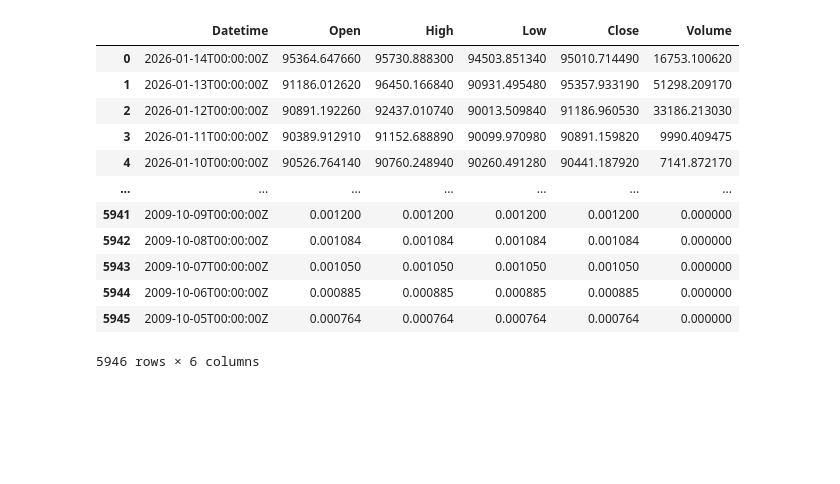
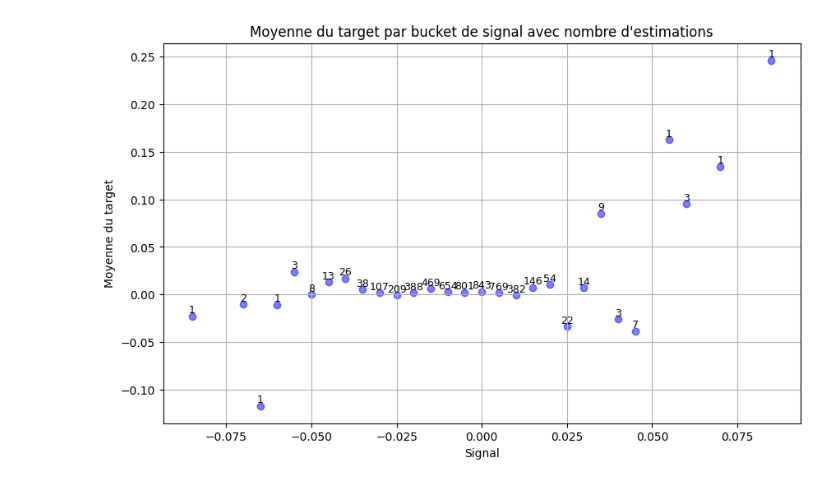
Before and after one commit to EliottAppo/Tyche, a Jupyter notebook: research/notebooks/test_justin.ipynb, the cells around one changed output. Saved outputs shown, nothing was run; the diff lists cells and outputs as text; code cells hidden in the pictures; blank space fills up the shorter version.

```diff
--- a/research/notebooks/test_justin.ipynb
+++ b/research/notebooks/test_justin.ipynb
@@ -5,16 +5,33 @@ test = pd.read_csv('../../data/bronze/spot_ohlcv_1d__cryptoquant_agg__BTCUSD.csv
-# %%
-test
-# %% [output]
-|  | Datetime | Open | High | Low | Close | Volume |
-| 0 | 2026-01-14T00:00:00Z | 95364.647660 | 95730.888300 | 94503.851340 | 95010.714490 | 16753.100620 |
-| 1 | 2026-01-13T00:00:00Z | 91186.012620 | 96450.166840 | 90931.495480 | 95357.933190 | 51298.209170 |
-| 2 | 2026-01-12T00:00:00Z | 90891.192260 | 92437.010740 | 90013.509840 | 91186.960530 | 33186.213030 |
-| 3 | 2026-01-11T00:00:00Z | 90389.912910 | 91152.688890 | 90099.970980 | 90891.159820 | 9990.409475 |
-| 4 | 2026-01-10T00:00:00Z | 90526.764140 | 90760.248940 | 90260.491280 | 90441.187920 | 7141.872170 |
-| ... | ... | ... | ... | ... | ... | ... |
-| 5941 | 2009-10-09T00:00:00Z | 0.001200 | 0.001200 | 0.001200 | 0.001200 | 0.000000 |
-| 5942 | 2009-10-08T00:00:00Z | 0.001084 | 0.001084 | 0.001084 | 0.001084 | 0.000000 |
-| 5943 | 2009-10-07T00:00:00Z | 0.001050 | 0.001050 | 0.001050 | 0.001050 | 0.000000 |
-| 5944 | 2009-10-06T00:00:00Z | 0.000885 | 0.000885 | 0.000885 | 0.000885 | 0.000000 |
-| 5945 | 2009-10-05T00:00:00Z | 0.000764 | 0.000764 | 0.000764 | 0.000764 | 0.000000 |
-5946 rows × 6 columns
+# %%
+bitcoin_data = pd.read_csv('../../data/bronze/spot_ohlcv_1d__cryptoquant_agg__BTCUSD.csv')[::-1].reset_index(drop=True)
+eth_data = pd.read_csv('../../data/bronze/spot_ohlcv_1d__cryptoquant_agg__ETHUSD.csv')[::-1].reset_index(drop=True)
+xrp_data = pd.read_csv('../../data/bronze/spot_ohlcv_1d__cryptoquant_agg__XRPUSD.csv')[::-1].reset_index(drop=True)
+bitcoin_data['return'] = bitcoin_data['Close'].pct_change()
+bitcoin_data['target'] = bitcoin_data['return'].shift(-1)
+# %%
+bitcoin_data['signal'] = bitcoin_data['return'].rolling(window=1000).apply(lambda x: applicate_mean(x, window=10, horizon=1, k=20, n=10))
+bitcoin_data['signal_std'] = bitcoin_data['return'].rolling(window=1000).apply(lambda x: applicate_std(x, window=10, horizon=1, k=20, n=10))
+bitcoin_data['filter'] = np.where(abs(bitcoin_data['signal'] / bitcoin_data['signal_std']) > 1, 1, np.nan)
+bitcoin_data['filtered_signal'] = bitcoin_data['signal'] * bitcoin_data['filter']
+# %%
+import matplotlib.pyplot as plt
+
+# Créer les buckets
+bitcoin_data['signal_bucket'] = round(bitcoin_data['signal'] / 0.005) * 0.005  # bucket de 0.5%
+trace = bitcoin_data.groupby('signal_bucket')['target'].mean()
+counts = bitcoin_data.groupby('signal_bucket')['target'].count()  # nombre d'estimations par bucket
+
+plt.figure(figsize=(10, 6))
+plt.scatter(trace.index, trace.values, alpha=0.5, color='blue')
+
+# Ajouter le nombre d'estimations au-dessus des points
+for x, y, c in zip(trace.index, trace.values, counts):
+    plt.text(x, y + 0.001, str(c), ha='center', va='bottom', fontsize=9)
+
+plt.xlabel('Signal')
+plt.ylabel('Moyenne du target')
+plt.title('Moyenne du target par bucket de signal avec nombre d\'estimations')
+plt.grid(True)
+plt.show()
+# %% [output]
+[figure, added]
```
Also changed, not shown: parts of 3 cells of this notebook, 1 other file.
